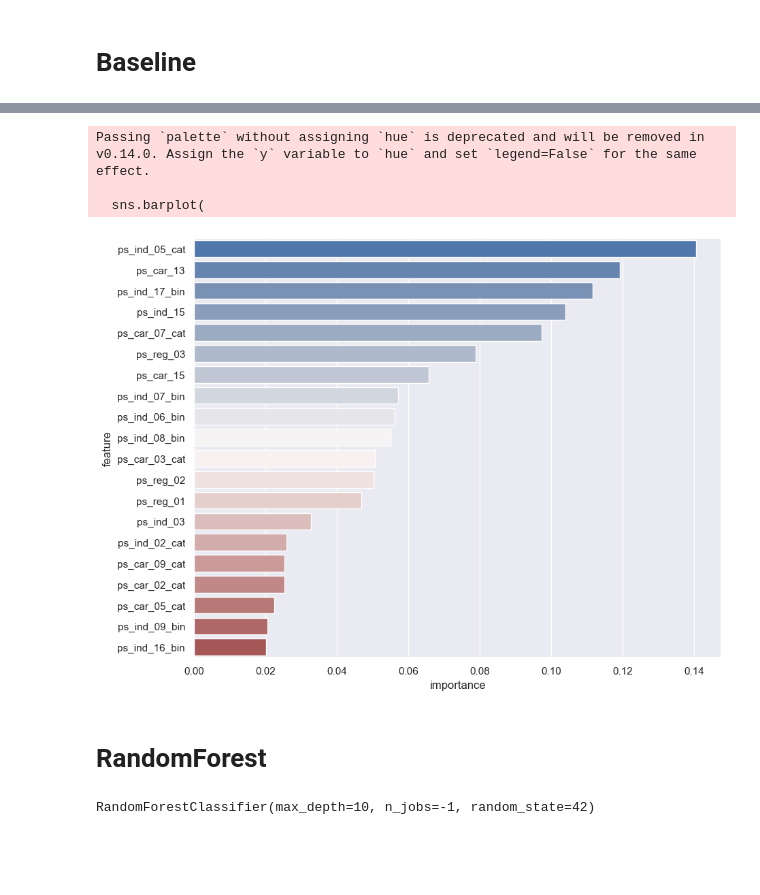
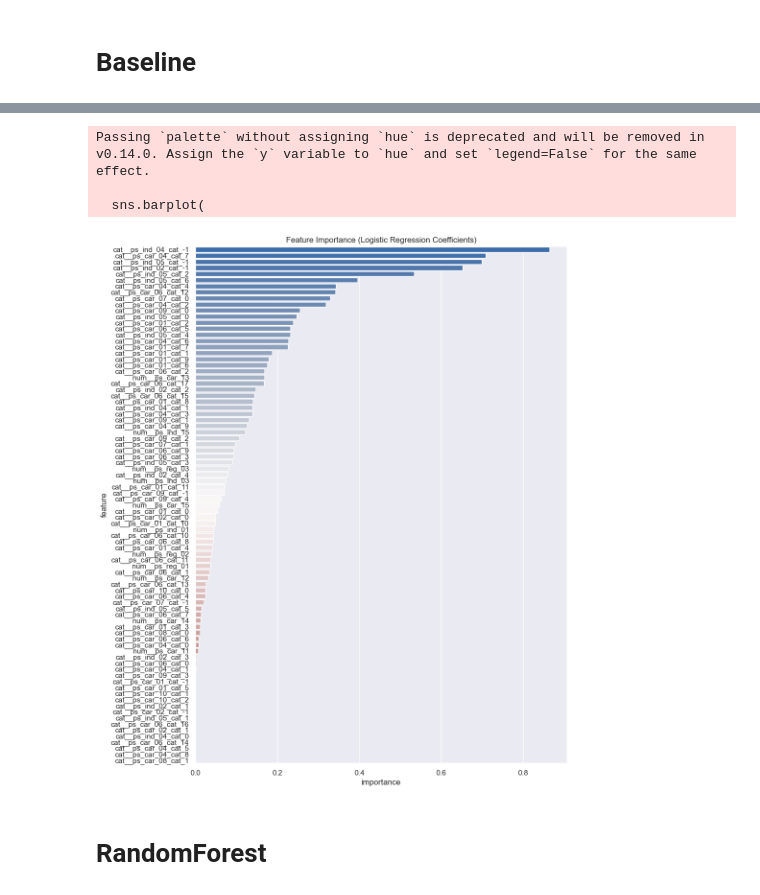
Before and after one commit to SegaObin/PET-projects, a Jupyter notebook: classification.ipynb, the cells around one changed output, grey strips where cells are left out. Cells and saved outputs as stored; diff of their text form; code cells hidden in the pictures; blank space fills up the shorter version.

```diff
--- a/classification.ipynb
+++ b/classification.ipynb
@@ -73 +84,4 @@ cat_plots(train, cat_features)
+# %%
+train.drop(['ps_car_03_cat', 'ps_car_05_cat'], axis=1, inplace=True)
+cat_features = [x for x in list(train.columns) if 'cat' in x]
 # %%
@@ -113,3 +132,2 @@ print(f"Список на удаление: {columns_to_drop}")
 # %%
-df = train.copy()
-df.drop(columns_to_drop, axis=1, inplace=True)
+train.drop(['ps_car_11_cat', 'ps_ind_14'], axis=1, inplace=True)
@@ -119,0 +136,13 @@ bin_features = [x for x in list(df.columns) if 'bin' in x]
+# %%
+calc_features = [x for x in list(train.columns) if 'calc' in x]
+
+plt.figure(figsize=(15, 30))
+
+for i, col in enumerate(calc_features):
+    plt.subplot(9, 3, i + 1)
+    sns.histplot(data=train, x=col, hue='target', stat="density", common_norm=False, kde=False, bins=30, element="step")
+    plt.title(col)
+    plt.xlabel(col)
+
+plt.tight_layout()
+plt.show()
@@ -119,0 +153,3 @@ bin_features = [x for x in list(df.columns) if 'bin' in x]
+# %%
+train.drop(calc_features, axis=1, inplace=True)
+train.head()
@@ -169,35 +227,29 @@ plt.show()
 # %%
+
+model = clf.steps[-1][1]
+feature_names = clf.steps[0][1].get_feature_names_out()
+
 feature_importance = pd.DataFrame({
-    'feature': X.columns,
+    'feature': feature_names,
     'importance': model.coef_[0]
 })
+
 feature_importance['importance'] = feature_importance['importance'].abs()
 feature_importance = feature_importance.sort_values(by='importance', ascending=False)
-plt.figure(figsize=(10, 8))
+
+plt.figure(figsize=(10, 14))
 sns.barplot(
     x='importance',
     y='feature',
-    data=feature_importance.head(20),
+    data=feature_importance,
     palette='vlag'
 )
+plt.title('Feature Importance (Logistic Regression Coefficients)')
 plt.show()
 # %% [output]
 Passing `palette` without assigning `hue` is deprecated and will be removed in v0.14.0. Assign the `y` variable to `hue` and set `legend=False` for the same effect.
 
   sns.barplot(
-[figure, old version]
+[figure, new version]
 # %% [markdown]
 # RandomForest
-# %%
-from sklearn.ensemble import RandomForestClassifier
-
-rf_baseline = RandomForestClassifier(
-    n_estimators=100,
-    max_depth=10,
-    random_state=42,
-    n_jobs=-1
-)
-
-rf_baseline.fit(X_train, y_train)
-# %% [output]
-RandomForestClassifier(max_depth=10, n_jobs=-1, random_state=42)
```
Also changed, not shown: parts of 35 cells of this notebook.
